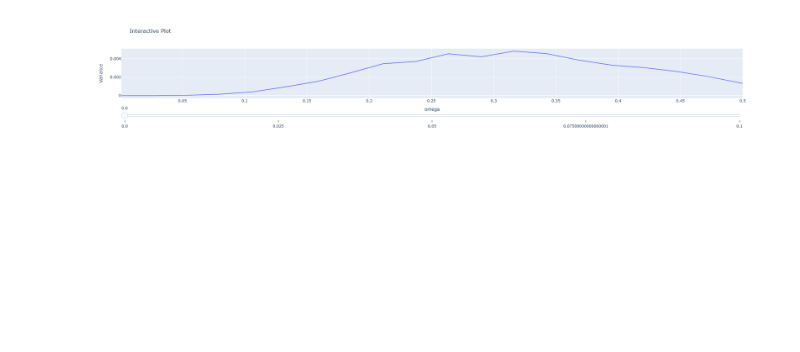
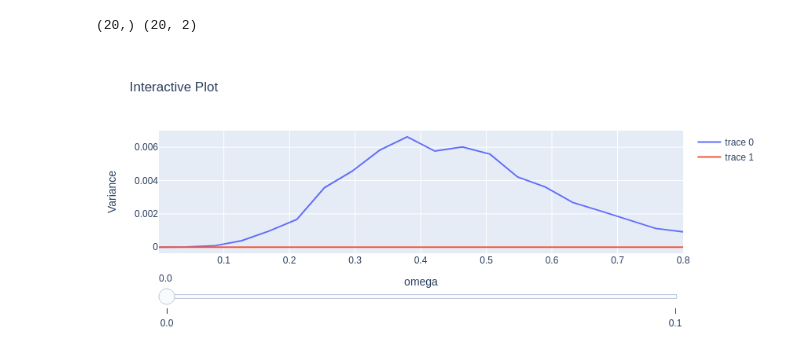
Before and after one commit to MarcDrudis/FidelityLandscape, a Jupyter notebook: notebooks/variances.ipynb, the cells around one changed output. Drawn from its saved outputs; the diff is of its cells as text; code cells hidden in the pictures; blank space fills up the shorter version.

```diff
--- a/notebooks/variances.ipynb
+++ b/notebooks/variances.ipynb
@@ -12,13 +12,13 @@ np.random.seed(1)
 %autoreload 2
 # %%
 
-qc = EfficientSU2(num_qubits := 6,reps=(reps:=12))
-times=(1e-1, 5)
+qc = EfficientSU2(num_qubits := 6,reps=(reps:=6))
+times=(1e-1, 2)
 vc = VarianceComputer(    qc=qc,    initial_parameters=None,    times=times,    H=create_ising(num_qubits=num_qubits, j_const=0.5, g_const=-1))
 
 
 # omegas = np.logspace(-3, -1, 10)
-omegas = np.linspace(1e-3,5e-1,20)
+omegas = np.linspace(1e-3,0.8,20)
 variances = []
 for o in tqdm(omegas):
     variances.append(vc.direct_compute_variance(400, o))
@@ -35,40 +39,41 @@ display(px.line(x=omegas,y=[kplus(o)**reps for o in omegas]))
 # %%
 # Assuming data is your 2D numpy array
 data = variances# Replace this with your actual data
-
+bounded=np.array([bound(o,0.5,qc.num_parameters) for o in omegas])
+print(bounded.shape,data.shape)
 # Create steps for the slider, one for each slice along parameter 2
 steps = []
 for i in range(data.shape[1]):
     step = dict(
         method="restyle",
-        args=[{"y": [data[:, i]]}],
+        args=[{"y": [data[:, i],bounded[:]]}],
         label=str(np.linspace(0,times[0],times[1])[i])
     )
     steps.append(step)
 
 # Create an initial plot for the first slice of data along parameter 2
 fig = go.Figure(
-    data=[go.Scatter(x=omegas,y=data[:, 0])],
+    data=[go.Scatter(x=omegas,y=data[:, 0]),go.Scatter(x=omegas,y=bounded[:])],
     layout=go.Layout(
         title="Interactive Plot",
         xaxis_title="omega",
         yaxis_title="Variance",
         sliders=[dict(
             active=0,
             pad={"t": 20},
             steps=steps,
         )],
         # yaxis_range=[np.min(data),1],
     )
 )
 
 # fig.update_yaxes(type="log")
 
-
 # Display the interactive plot
 fig.show()
 # %% [output]
+(20,) (20, 2)
-[figure, old version]
+[figure, new version]
 # %%
 # Assuming data is your 2D numpy array
 data = variances.T# Replace this with your actual data
```
Also changed, not shown: parts of 3 cells of this notebook, 1 other file.
